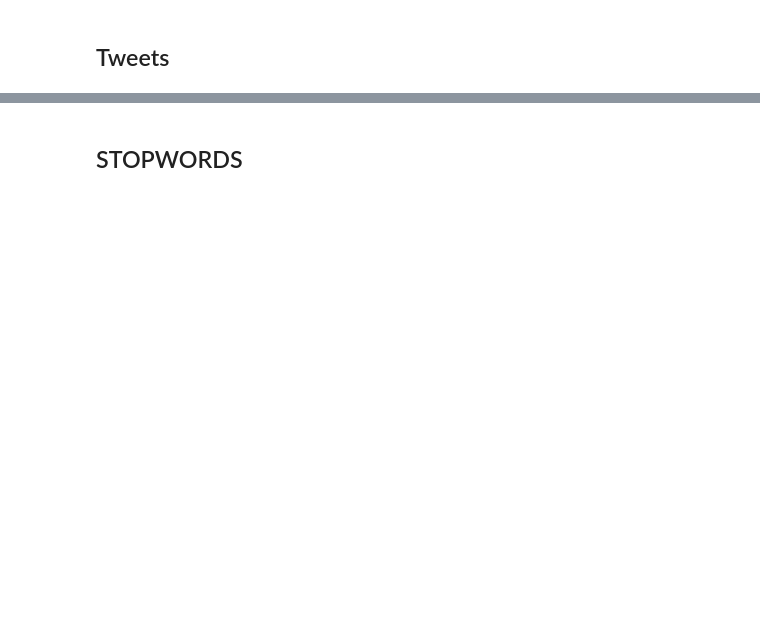
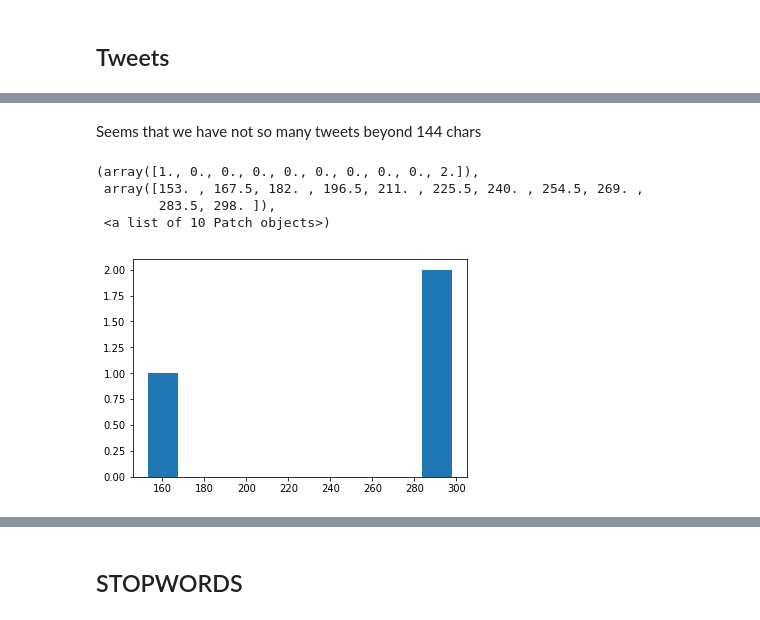
Before and after one commit to thenhz/hate-speech, a Jupyter notebook: DataAnalysis.ipynb, the cells around one changed output, grey strips where cells are left out. Drawn from its saved outputs; the diff is of its cells as text; code cells hidden in the pictures; blank space fills up the shorter version.

```diff
--- a/DataAnalysis.ipynb
+++ b/DataAnalysis.ipynb
@@ -47,0 +87,10 @@ df
+# %% [markdown]
+Seems that we have not so many tweets beyond 144 chars
+# %%
+plt.hist(df.query("tw_length >= 144")["tw_length"])
+# %% [output]
+(array([1., 0., 0., 0., 0., 0., 0., 0., 0., 2.]),
+ array([153. , 167.5, 182. , 196.5, 211. , 225.5, 240. , 254.5, 269. ,
+        283.5, 298. ]),
+ <a list of 10 Patch objects>)
+[figure, added]
```
Also changed, not shown: parts of 41 cells of this notebook, 6 other files.
